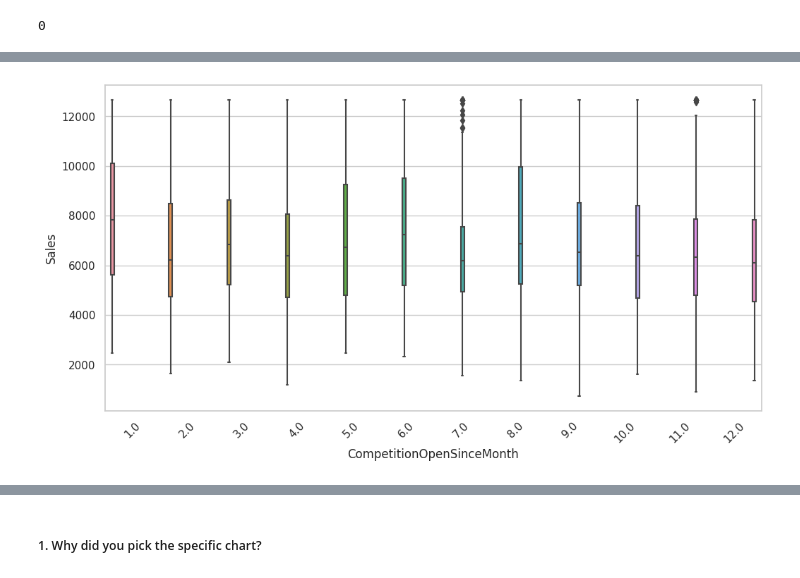
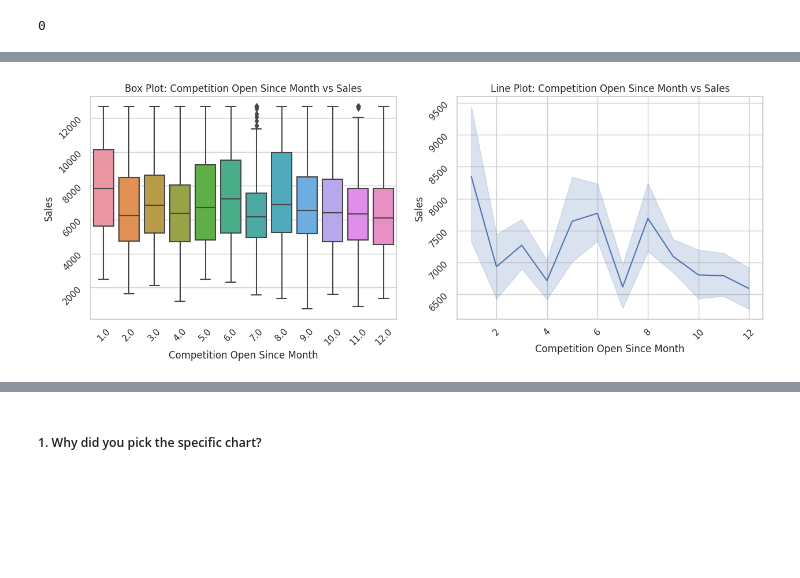
Before and after one commit to pvanand07/Retail-Sales-Prediction-Regression, a Jupyter notebook: Retail_Sales_Prediction_Regression.ipynb, the cells around one changed output, grey strips where cells are left out. Saved outputs shown, nothing was run; the diff lists cells and outputs as text; code cells hidden in the pictures; blank space fills up the shorter version.

```diff
--- a/Retail_Sales_Prediction_Regression.ipynb
+++ b/Retail_Sales_Prediction_Regression.ipynb
@@ -954,3 +954,7 @@ plt.tight_layout()
 plt.show()
 # %% [output]
 [figure]
+# %%
+df_c.columns
+# drop sales column
+df_m2.drop('Sales', axis=1, inplace=True)
@@ -1018,11 +1021,24 @@ plt.show()
-# %%
-# setting the dimensions of the plot
-df_c = cap_outliers(df_m2)
-fig, ax = plt.subplots(figsize=(12, 6))
-sns.set(style='whitegrid')
-sns.boxplot(x= 'CompetitionOpenSinceMonth', y='Sales',hue='CompetitionOpenSinceMonth', data=df_c.sample(n=int(len(df_c)*0.005), random_state=42))
-plt.xticks(rotation=45)
-plt.legend().remove()
-plt.show()
-# %% [output]
-[figure, removed]
+# %%
+fig, axes = plt.subplots(1, 2, figsize=(15, 5))
+
+sns.set(style='whitegrid')
+
+sns.boxplot(x='CompetitionOpenSinceMonth', y='Sales', data=df_c.sample(n=int(len(df_c)*0.005), random_state=42), ax=axes[0])
+axes[0].set_title('Box Plot: Competition Open Since Month vs Sales')
+axes[0].set_xlabel('Competition Open Since Month')
+axes[0].set_ylabel('Sales')
+axes[0].tick_params(rotation=45)
+
+
+
+
+sns.lineplot(x='CompetitionOpenSinceMonth', y='Sales', data=df_m2.sample(n=int(len(df_m2)*0.005), random_state=42), ax=axes[1])
+axes[1].set_title('Line Plot: Competition Open Since Month vs Sales')
+axes[1].set_xlabel('Competition Open Since Month')
+axes[1].set_ylabel('Sales')
+axes[1].tick_params(rotation=45)
+
+plt.legend().remove()
+#plt.tight_layout()
+plt.show()
+# %% [output]
@@ -1028,0 +1046 @@ plt.show()
+[figure, added]
```
Also changed, not shown: parts of 14 cells of this notebook.
